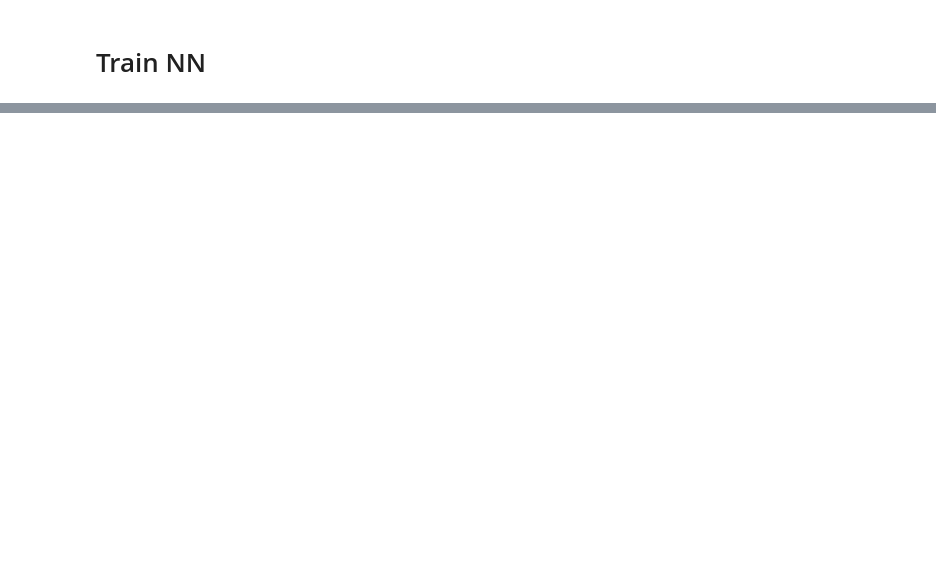
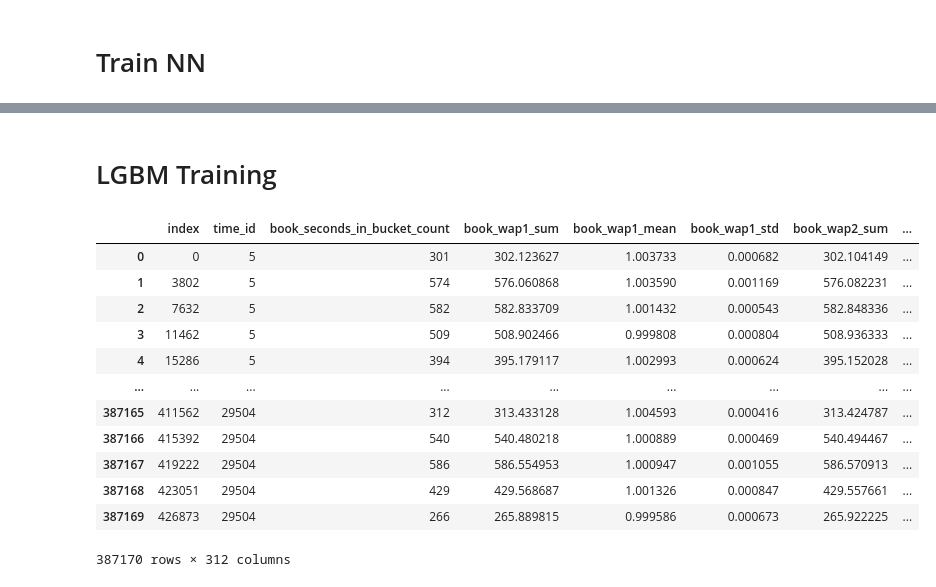
Before and after one commit to guyuuuuu/optiver, a Jupyter notebook: 1st solution/model_selection.ipynb, the cells around one changed output, grey strips where cells are left out. Saved outputs shown, nothing was run; the diff lists cells and outputs as text; code cells hidden in the pictures; blank space fills up the shorter version.

```diff
--- a/1st solution/model_selection.ipynb
+++ b/1st solution/model_selection.ipynb
@@ -196,0 +355,2 @@ plt.title('How many nearest time_ids to take')
+# %%
+df_nn = make_nn_features(X_train)
@@ -196,0 +361,2 @@ plt.title('How many nearest time_ids to take')
+# %%
+df_nn = df_nn.fillna(df_nn.mean())
@@ -196,0 +376,10 @@ plt.title('How many nearest time_ids to take')
+# %%
+fold_bolder = [3830 - 383 * 5, 3830 - 383 * 4,3830 - 383 * 3,3830 - 383 * 2,3830 - 383 * 1,]
+fold = []
+df_nn = df_nn.sort_values(by = ['time_id', 'stock_id'])
+df_nn = df_nn.reset_index()
+for i in fold_bolder:
+    idx_valid = time_ids[i: i + 383]
+    ind_train = np.where(df_nn.time_id<idx_valid[0])[0]
+    ind_valid = np.where((df_nn.time_id>=idx_valid[0])&(df_nn.time_id<idx_valid[-1]))[0]
+    fold.append((ind_train, ind_valid))
@@ -196,0 +402,21 @@ plt.title('How many nearest time_ids to take')
+# %% [markdown]
+# LGBM Training
+# %%
+df_train = df_nn[df_nn.index <= fold[-1][0][-1]]
+df_test = df_nn[df_nn.index > fold[-1][0][-1]]
+# %%
+df_train
+# %% [output]
+|  | index | time_id | book_seconds_in_bucket_count | book_wap1_sum | book_wap1_mean | book_wap1_std | book_wap2_sum | ... |
+| 0 | 0 | 5 | 301 | 302.123627 | 1.003733 | 0.000682 | 302.104149 | ... |
+| 1 | 3802 | 5 | 574 | 576.060868 | 1.003590 | 0.001169 | 576.082231 | ... |
+| 2 | 7632 | 5 | 582 | 582.833709 | 1.001432 | 0.000543 | 582.848336 | ... |
+| 3 | 11462 | 5 | 509 | 508.902466 | 0.999808 | 0.000804 | 508.936333 | ... |
+| 4 | 15286 | 5 | 394 | 395.179117 | 1.002993 | 0.000624 | 395.152028 | ... |
+| ... | ... | ... | ... | ... | ... | ... | ... | ... |
+| 387165 | 411562 | 29504 | 312 | 313.433128 | 1.004593 | 0.000416 | 313.424787 | ... |
+| 387166 | 415392 | 29504 | 540 | 540.480218 | 1.000889 | 0.000469 | 540.494467 | ... |
+| 387167 | 419222 | 29504 | 586 | 586.554953 | 1.000947 | 0.001055 | 586.570913 | ... |
+| 387168 | 423051 | 29504 | 429 | 429.568687 | 1.001326 | 0.000847 | 429.557661 | ... |
+| 387169 | 426873 | 29504 | 266 | 265.889815 | 0.999586 | 0.000673 | 265.922225 | ... |
+387170 rows × 312 columns
```
Also changed, not shown: parts of 45 cells of this notebook, 1 other file.
